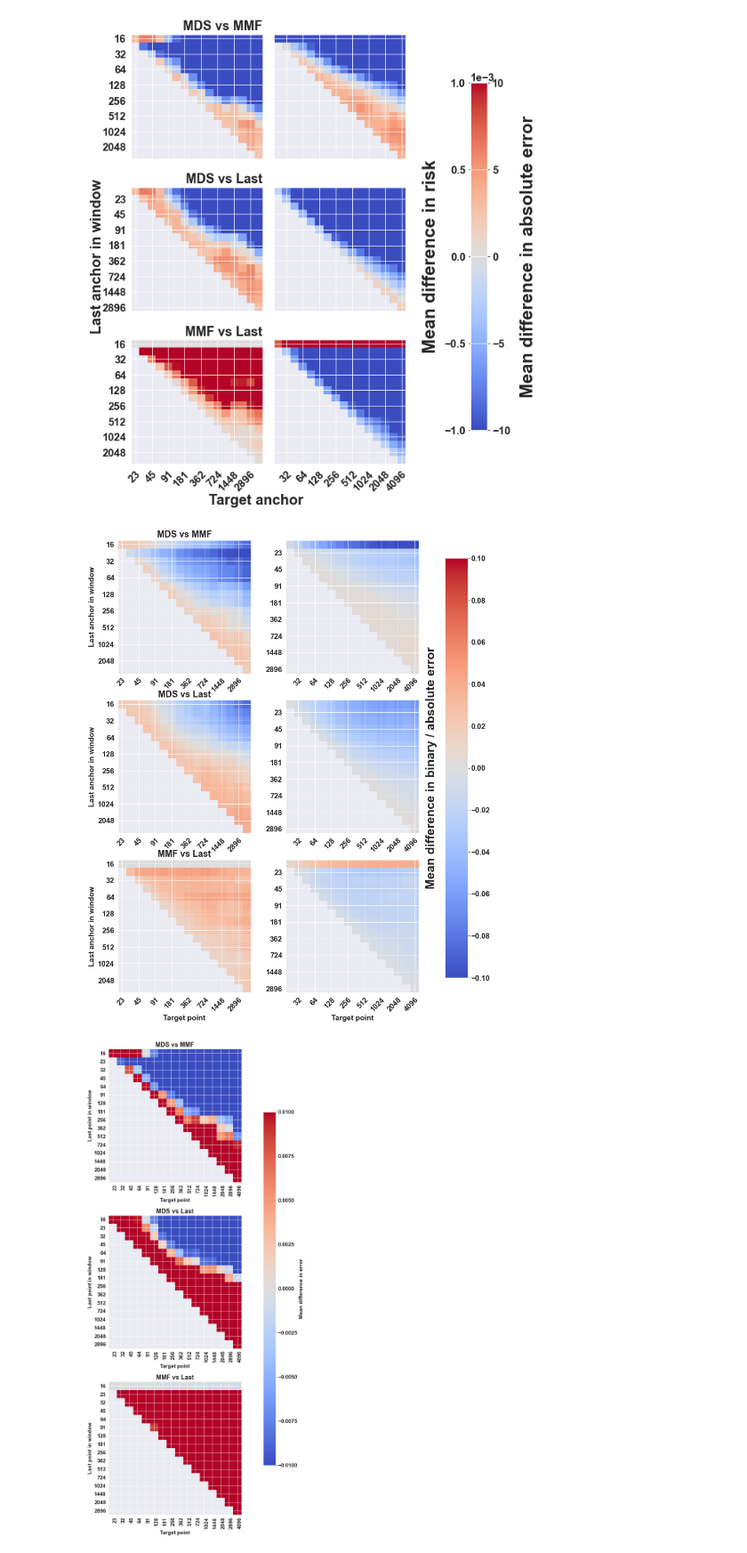
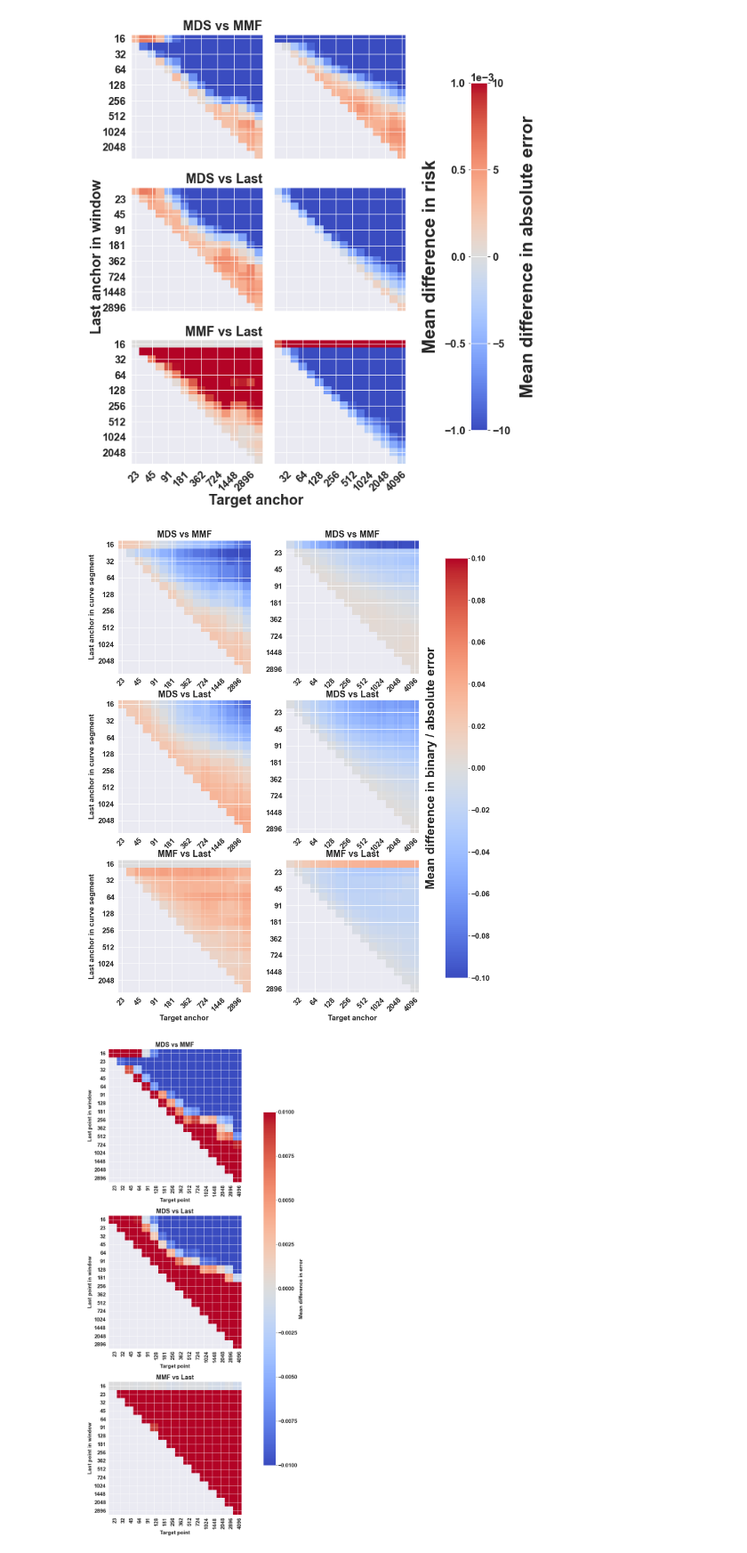
Before and after one commit to quantagenmtg/AMLthesis, a Jupyter notebook: Experiments/Plots_binary.ipynb, the cells around one changed output. Shown at 89% size. Cells and saved outputs as stored; diff of their text form; code cells hidden in the pictures.

```diff
--- a/Experiments/Plots_binary.ipynb
+++ b/Experiments/Plots_binary.ipynb
@@ -2003,6 +2005,11 @@ ax[0][1].imshow(KmeanaveragesMDSvsMMF, cmap = 'coolwarm', vmin = -0.1, vmax = 0.
 ax[1][1].imshow(KmeanaverageMDSvsLast, cmap = 'coolwarm', vmin = -0.1, vmax = 0.1)
 ax[2][1].imshow(KmeanaveragesMMFvsLast, cmap = 'coolwarm', vmin = -0.1, vmax = 0.1)
 
+# set title
+ax[0][1].set_title('MDS vs MMF', weight = 'bold')
+ax[2][1].set_title('MMF vs Last', weight = 'bold')
+ax[1][1].set_title('MDS vs Last', weight = 'bold')
+
 # set (tick) labela
 sl = slice(0, len(win.target_anchors), 2)
 sl2 = slice(1, len(win.target_anchors), 2)
@@ -2011,38 +2018,38 @@ for i in range(3):
         ax[i][0].set_yticks(np.arange(len(win.train_anchors))[sl])
         ax[i][0].set_xticklabels(win.target_anchors[sl])
         ax[i][0].set_yticklabels(win.train_anchors[sl])
-        ax[i][0].set_ylabel('Last anchor in window', weight = 'bold')
+        ax[i][0].set_ylabel('Last anchor in curve segment', weight = 'bold')
 
         # Rotate the tick labels and set their alignment.
         plt.setp(ax[i][0].get_xticklabels(), rotation=45, ha="right",
                  rotation_mode="anchor")
 
         ax[i][1].set_xticks(np.arange(len(win.target_anchors))[sl2])
         ax[i][1].set_yticks(np.arange(len(win.train_anchors))[sl2])
         ax[i][1].set_xticklabels(win.target_anchors[sl2])
         ax[i][1].set_yticklabels(win.train_anchors[sl2])
 
         # Rotate the tick labels and set their alignment.
         plt.setp(ax[i][1].get_xticklabels(), rotation=45, ha="right",
                  rotation_mode="anchor")
 
 
 
-ax[2][0].set_xlabel('Target point', weight = 'bold')
-ax[2][1].set_xlabel('Target point', weight = 'bold')
+ax[2][0].set_xlabel('Target anchor', weight = 'bold')
+ax[2][1].set_xlabel('Target anchor', weight = 'bold')
 # set colorbar for all subplots the same
 fig.subplots_adjust(right=0.8)
 cbar_ax = fig.add_axes([0.85, 0.15, 0.05, 0.7])
 cb = fig.colorbar(ax[0][0].imshow(averagesMDSvsMMF, cmap = 'coolwarm', vmin = -0.1, vmax=0.1), cax=cbar_ax)
 cb.set_label(label = 'Mean difference in binary / absolute error', weight = 'bold', labelpad=-130, size = 25)
 tick_locator = ticker.MaxNLocator(nbins=10)
 cb.locator = tick_locator
 cb.update_ticks()
 
 path = '..\Plots\Paper\Agg3BinaryAbs.png'
 plt.savefig(path, dpi=300)
 # %% [output]
-[figure, old version]
+[figure, new version]
 # %%
 fig, ax = plt.subplots(3,1, figsize = (10,20))
 
```
Also changed, not shown: parts of 3 cells of this notebook, 3 other files.
